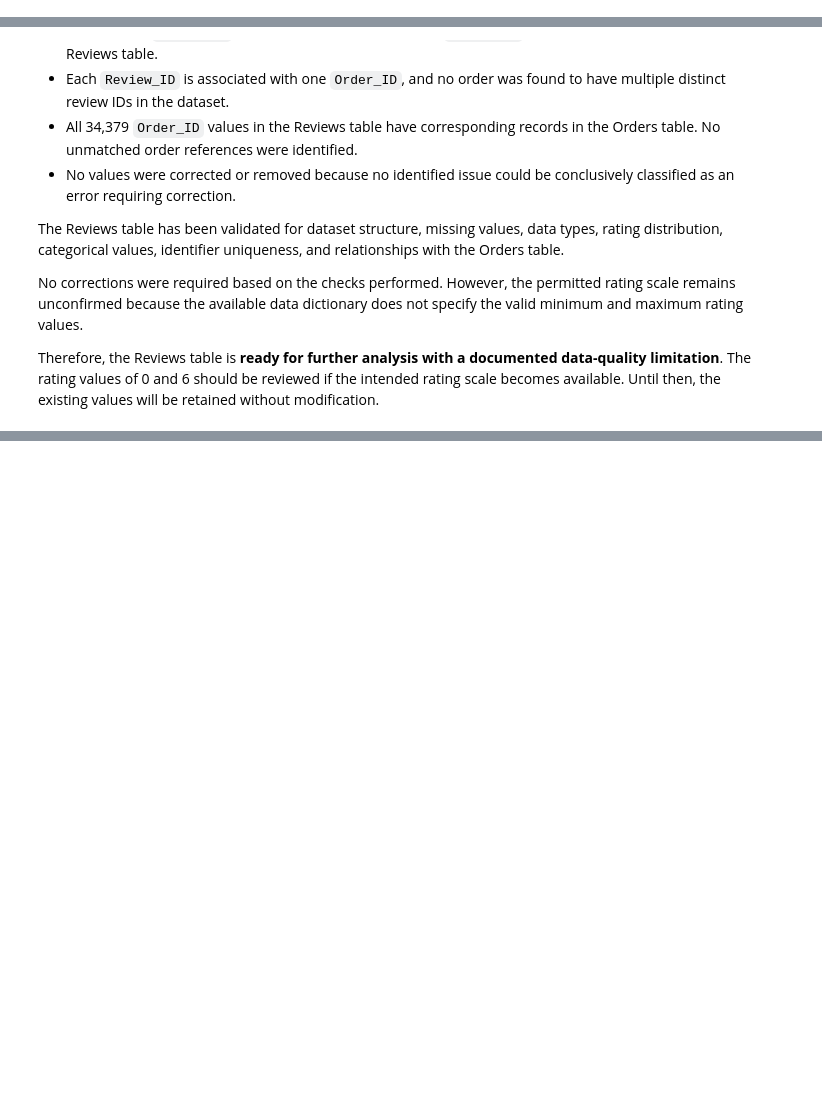
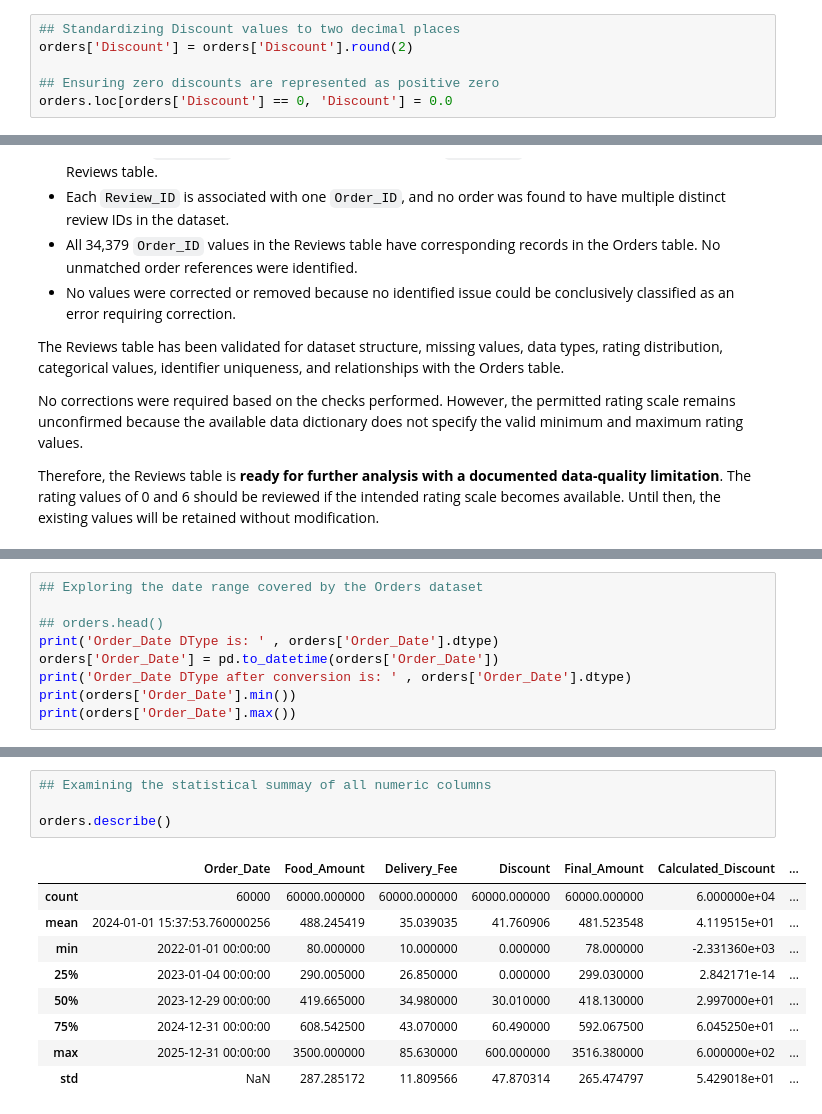
Before and after one commit to saradlakandri/Food-Delivery-Operations-Customer-Analytics, a Jupyter notebook: Python/Food_Delivery_Operations_Customer_Analytics.ipynb, the cells around one changed output, grey strips where cells are left out. Drawn from its saved outputs; the diff is of its cells as text; blank space fills up the shorter version.

```diff
--- a/Python/Food_Delivery_Operations_Customer_Analytics.ipynb
+++ b/Python/Food_Delivery_Operations_Customer_Analytics.ipynb
@@ -260,6 +260,12 @@ np.float64(27.059999999999945)
 The missing Discount values were replaced with the corresponding Calculated_Discount values, while existing Discount values were retained. The missing-value count was then verified to be zero.
 
 Also, randomly checked one missing discount value is replaced by the correct calculated discount value (index number 400)
+# %%
+## Standardizing Discount values to two decimal places
+orders['Discount'] = orders['Discount'].round(2)
+
+## Ensuring zero discounts are represented as positive zero
+orders.loc[orders['Discount'] == 0, 'Discount'] = 0.0
 # %% [markdown]
 ### 6.8 Duplicate Record Analysis
 
@@ -1998,0 +2049,9 @@ Therefore, the Reviews table is **ready for further analysis with a documented d
+# %%
+## Exploring the date range covered by the Orders dataset
+
+## orders.head()
+print('Order_Date DType is: ' , orders['Order_Date'].dtype)
+orders['Order_Date'] = pd.to_datetime(orders['Order_Date'])
+print('Order_Date DType after conversion is: ' , orders['Order_Date'].dtype)
+print(orders['Order_Date'].min())
+print(orders['Order_Date'].max())
@@ -1998,0 +2089,14 @@ Therefore, the Reviews table is **ready for further analysis with a documented d
+# %%
+## Examining the statistical summay of all numeric columns
+
+orders.describe()
+# %% [output]
+|  | Order_Date | Food_Amount | Delivery_Fee | Discount | Final_Amount | Calculated_Discount | ... |
+| count | 60000 | 60000.000000 | 60000.000000 | 60000.000000 | 60000.000000 | 6.000000e+04 | ... |
+| mean | 2024-01-01 15:37:53.760000256 | 488.245419 | 35.039035 | 41.760906 | 481.523548 | 4.119515e+01 | ... |
+| min | 2022-01-01 00:00:00 | 80.000000 | 10.000000 | 0.000000 | 78.000000 | -2.331360e+03 | ... |
+| 25% | 2023-01-04 00:00:00 | 290.005000 | 26.850000 | 0.000000 | 299.030000 | 2.842171e-14 | ... |
+| 50% | 2023-12-29 00:00:00 | 419.665000 | 34.980000 | 30.010000 | 418.130000 | 2.997000e+01 | ... |
+| 75% | 2024-12-31 00:00:00 | 608.542500 | 43.070000 | 60.490000 | 592.067500 | 6.045250e+01 | ... |
+| max | 2025-12-31 00:00:00 | 3500.000000 | 85.630000 | 600.000000 | 3516.380000 | 6.000000e+02 | ... |
+| std | NaN | 287.285172 | 11.809566 | 47.870314 | 265.474797 | 5.429018e+01 | ... |
```
Also changed, not shown: parts of 13 cells of this notebook.
